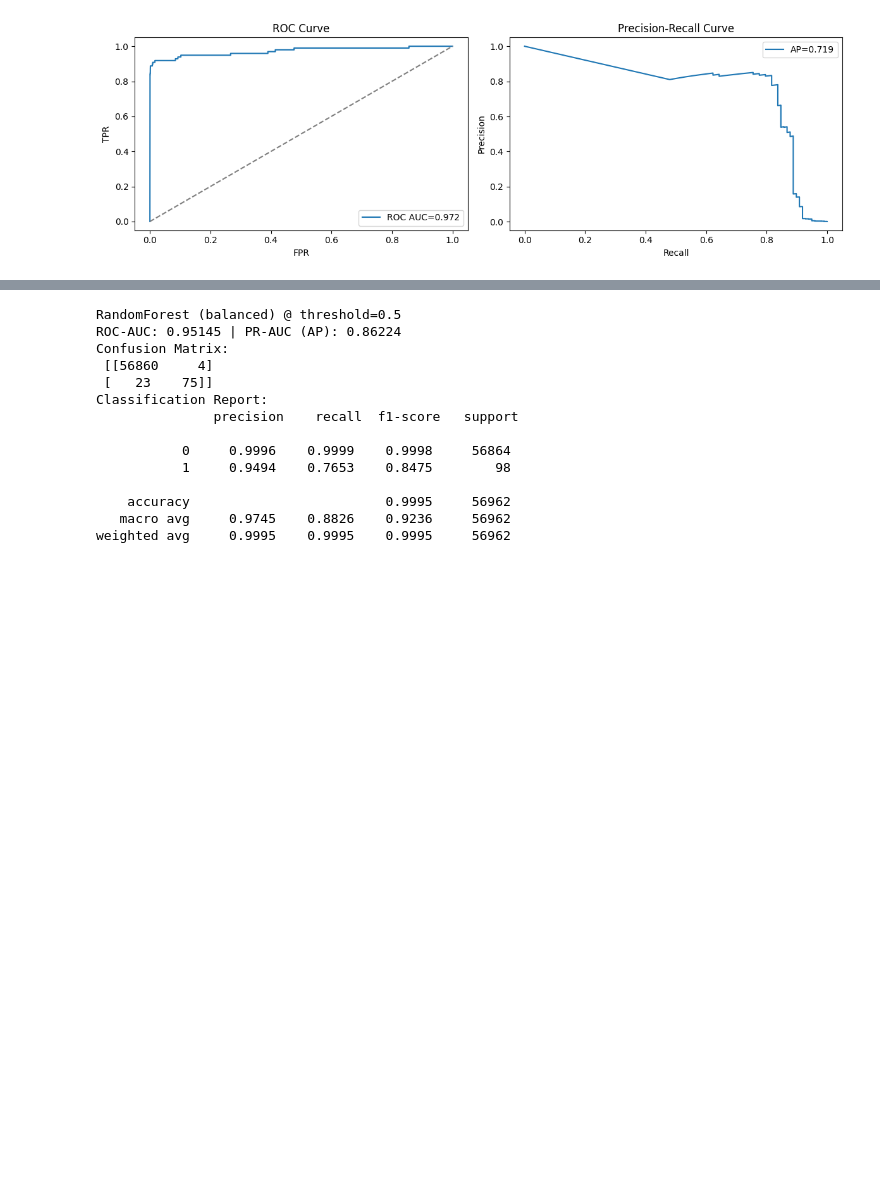
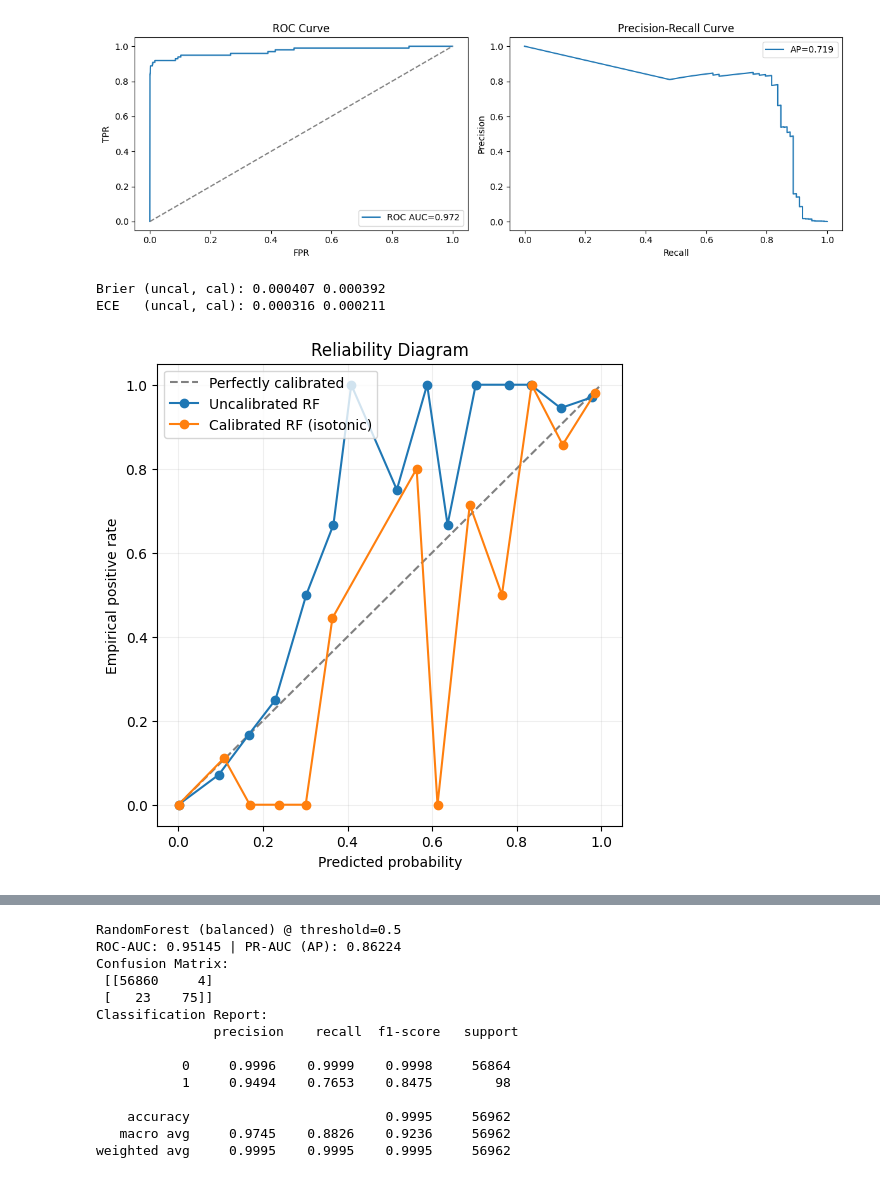
Before and after one commit to peter199711/python_CreditCardFraudDetection, a Jupyter notebook: AlternativeMethods.ipynb, the cells around one changed output, grey strips where cells are left out. Drawn from its saved outputs; the diff is of its cells as text; code cells hidden in the pictures; blank space fills up the shorter version.

```diff
--- a/AlternativeMethods.ipynb
+++ b/AlternativeMethods.ipynb
@@ -184,3 +300,46 @@ Classification Report:
    macro avg     0.9156    0.9029    0.9092     56962
 weighted avg     0.9994    0.9994    0.9994     56962
 [figure]
+# %%
+# 校準診斷：可靠度曲線（Reliability diagram）、Brier score、ECE
+
+def expected_calibration_error(y_true, y_prob, n_bins=15):
+    bins = np.linspace(0.0, 1.0, n_bins + 1)
+    inds = np.digitize(y_prob, bins) - 1
+    ece = 0.0
+    total = len(y_true)
+    for b in range(n_bins):
+        mask = inds == b
+        if not np.any(mask):
+            continue
+        avg_conf = y_prob[mask].mean()
+        avg_acc = y_true[mask].mean()
+        ece += np.abs(avg_conf - avg_acc) * mask.mean()
+    return float(ece)
+
+uncal_brier = brier_score_loss(y_test, rf_prob)
+cal_brier = brier_score_loss(y_test, cal_rf_prob)
+uncal_ece = expected_calibration_error(y_test.values, rf_prob)
+cal_ece = expected_calibration_error(y_test.values, cal_rf_prob)
+
+print('Brier (uncal, cal):', round(uncal_brier,6), round(cal_brier,6))
+print('ECE   (uncal, cal):', round(uncal_ece,6), round(cal_ece,6))
+
+# 可靠度曲線
+fop_u, mpv_u = calibration_curve(y_test, rf_prob, n_bins=15, strategy='uniform')
+fop_c, mpv_c = calibration_curve(y_test, cal_rf_prob, n_bins=15, strategy='uniform')
+
+plt.figure(figsize=(6,6))
+plt.plot([0,1],[0,1], '--', color='gray', label='Perfectly calibrated')
+plt.plot(mpv_u, fop_u, marker='o', label='Uncalibrated RF')
+plt.plot(mpv_c, fop_c, marker='o', label='Calibrated RF (isotonic)')
+plt.xlabel('Predicted probability')
+plt.ylabel('Empirical positive rate')
+plt.title('Reliability Diagram')
+plt.legend()
+plt.grid(True, alpha=0.2)
+plt.show()
+# %% [output]
+Brier (uncal, cal): 0.000407 0.000392
+ECE   (uncal, cal): 0.000316 0.000211
+[figure, added]
```
Also changed, not shown: parts of 9 cells of this notebook, 1 other file.
